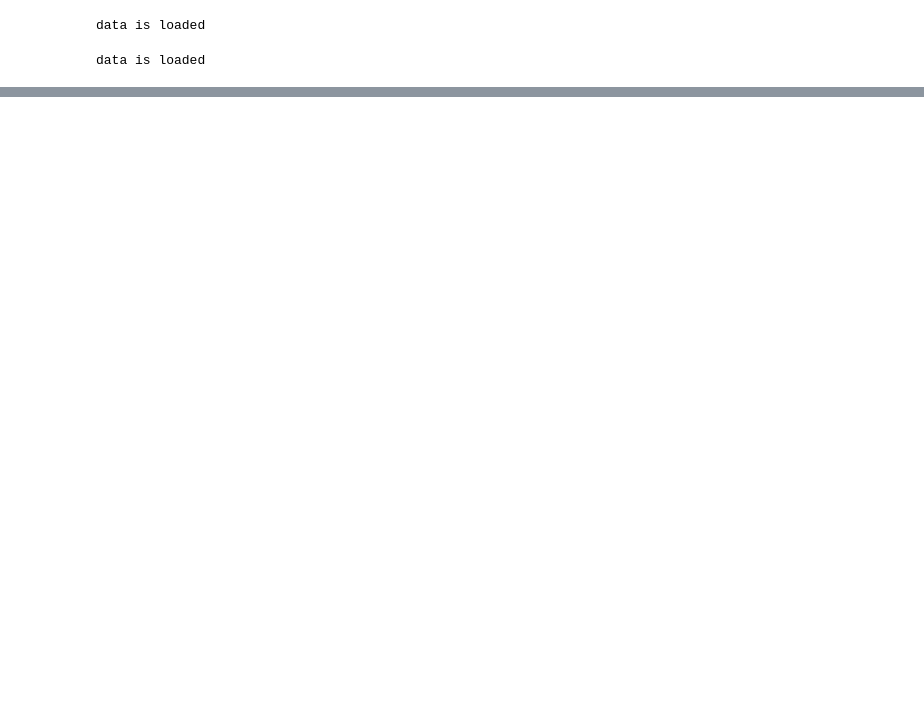
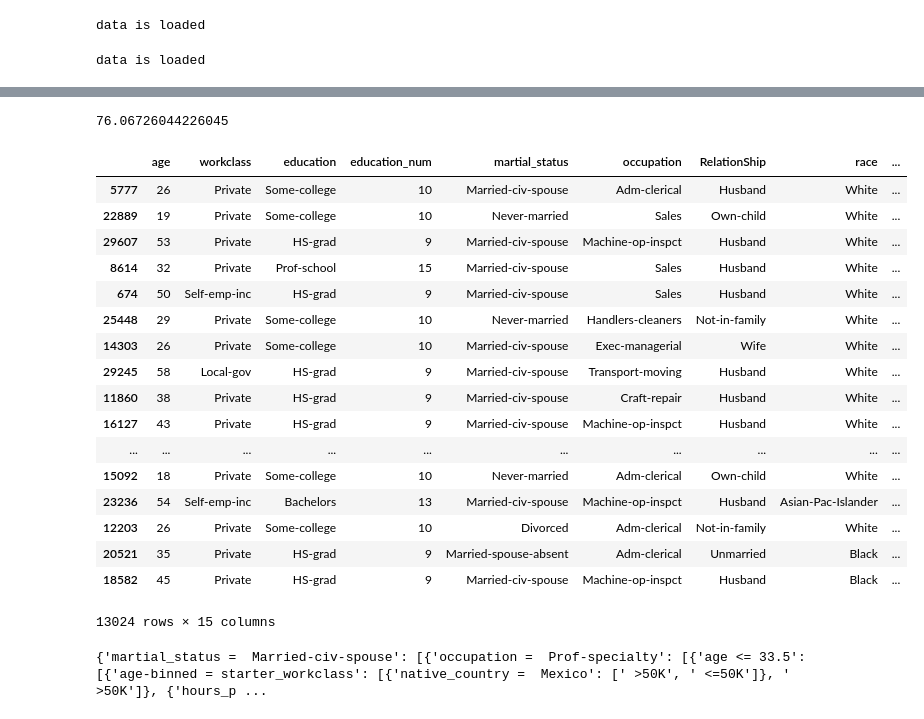
Before and after one commit to SimbarasheJehol/MachineLearningProject, a Jupyter notebook: decisiontreeTwo.ipynb, the cells around one changed output, grey strips where cells are left out. Drawn from its saved outputs; the diff is of its cells as text; code cells hidden in the pictures; blank space fills up the shorter version.

Commit message:
decision tree update

```diff
--- a/decisiontreeTwo.ipynb
+++ b/decisiontreeTwo.ipynb
@@ -47,7 +49,6 @@ df_testing=df_testing.drop('Unnamed: 0',axis=1)
 df=df.drop( "fnlwgt", axis=1)\
                 .drop( "capital_gain",axis=1)\
                 .drop("capital_loss",axis=1)\
-                .drop("education_num_rand",axis=1)\
                 .drop( "fnlwgt-binned", axis=1)\
                 .drop( "capital_gain-binned",axis=1)\
                 .drop("capital_loss-binned",axis=1)\
@@ -59,7 +60,6 @@ df=df.drop( "fnlwgt", axis=1)\
 df_testing=df_testing.drop( "fnlwgt", axis=1)\
                 .drop( "capital_gain",axis=1)\
                 .drop("capital_loss",axis=1)\
-                .drop("education_num_rand",axis=1)\
                 .drop( "fnlwgt-binned", axis=1)\
                 .drop( "capital_gain-binned",axis=1)\
                 .drop("capital_loss-binned",axis=1)\
@@ -310,5 +382,7 @@ calculate_accuracy(test_df,tree)
 # %%
-train_df, test_df = train_test_split(df, test_size=0.3)
+train_df, test_df = train_test_split(df, test_size=0.4)
 tree = decision_tree_algorithm(train_df)
 accuracy = calculate_accuracy(test_df, tree)
 accuracy
+# %% [output]
+76.06726044226045
@@ -319,0 +389,25 @@ df_testing
+# %%
+test_df
+# %% [output]
+|  | age | workclass | education | education_num | martial_status | occupation | RelationShip | race | ... |
+| 5777 | 26 | Private | Some-college | 10 | Married-civ-spouse | Adm-clerical | Husband | White | ... |
+| 22889 | 19 | Private | Some-college | 10 | Never-married | Sales | Own-child | White | ... |
+| 29607 | 53 | Private | HS-grad | 9 | Married-civ-spouse | Machine-op-inspct | Husband | White | ... |
+| 8614 | 32 | Private | Prof-school | 15 | Married-civ-spouse | Sales | Husband | White | ... |
+| 674 | 50 | Self-emp-inc | HS-grad | 9 | Married-civ-spouse | Sales | Husband | White | ... |
+| 25448 | 29 | Private | Some-college | 10 | Never-married | Handlers-cleaners | Not-in-family | White | ... |
+| 14303 | 26 | Private | Some-college | 10 | Married-civ-spouse | Exec-managerial | Wife | White | ... |
+| 29245 | 58 | Local-gov | HS-grad | 9 | Married-civ-spouse | Transport-moving | Husband | White | ... |
+| 11860 | 38 | Private | HS-grad | 9 | Married-civ-spouse | Craft-repair | Husband | White | ... |
+| 16127 | 43 | Private | HS-grad | 9 | Married-civ-spouse | Machine-op-inspct | Husband | White | ... |
+| ... | ... | ... | ... | ... | ... | ... | ... | ... | ... |
+| 15092 | 18 | Private | Some-college | 10 | Never-married | Adm-clerical | Own-child | White | ... |
+| 23236 | 54 | Self-emp-inc | Bachelors | 13 | Married-civ-spouse | Machine-op-inspct | Husband | Asian-Pac-Islander | ... |
+| 12203 | 26 | Private | Some-college | 10 | Divorced | Adm-clerical | Not-in-family | White | ... |
+| 20521 | 35 | Private | HS-grad | 9 | Married-spouse-absent | Adm-clerical | Unmarried | Black | ... |
+| 18582 | 45 | Private | HS-grad | 9 | Married-civ-spouse | Machine-op-inspct | Husband | Black | ... |
+13024 rows × 15 columns
+# %%
+print(tree)
+# %% [output]
+{'martial_status =  Married-civ-spouse': [{'occupation =  Prof-specialty': [{'age <= 33.5': [{'age-binned = starter_workclass': [{'native_country =  Mexico': [' >50K', ' <=50K']}, ' >50K']}, {'hours_p ...
```
Also changed, not shown: parts of 17 cells of this notebook, 1 other file.
